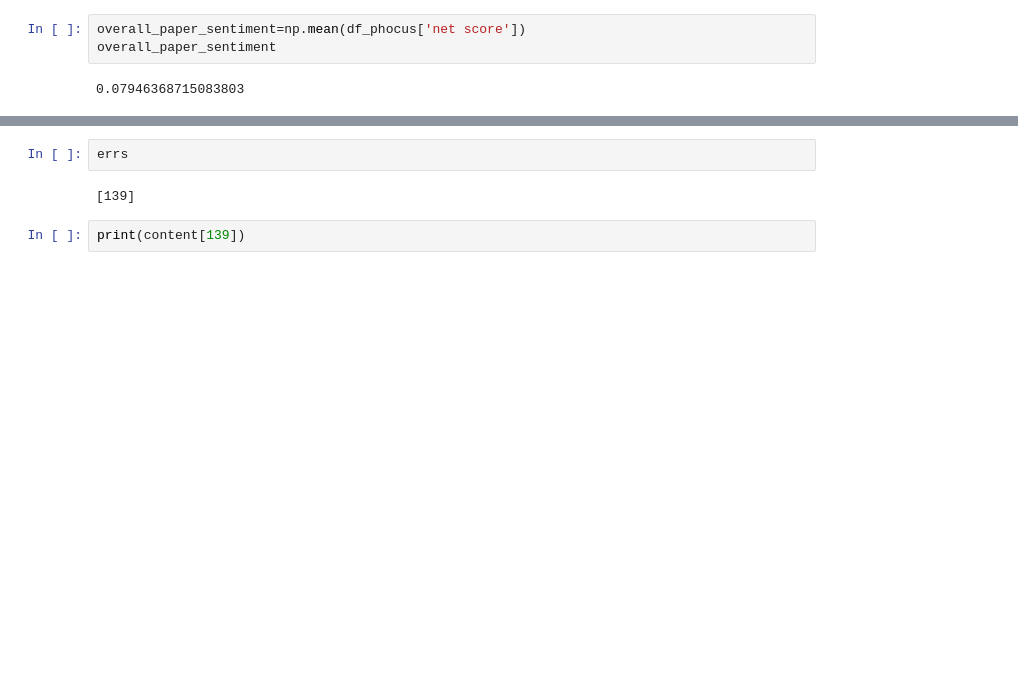
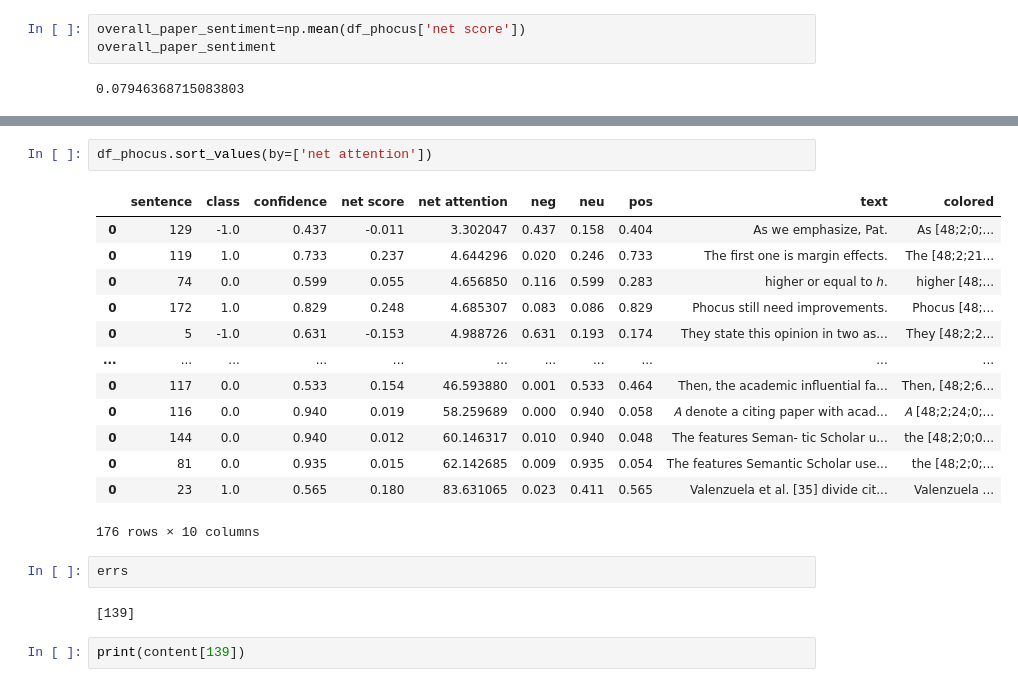
Before and after one commit to ENEE439d-TEXTML/TextML, a Jupyter notebook: input.ipynb, the cells around one changed output, grey strips where cells are left out. Cells and saved outputs as stored; diff of their text form; blank space fills up the shorter version.

```diff
--- a/input.ipynb
+++ b/input.ipynb
@@ -777,3 +769,19 @@ df_phocus.sort_values(by=['net score'])
+# %%
+df_phocus.sort_values(by=['net attention'])
+# %% [output]
+|  | sentence | class | confidence | net score | net attention | neg | neu | pos | text | colored |
+| 0 | 129 | -1.0 | 0.437 | -0.011 | 3.302047 | 0.437 | 0.158 | 0.404 | As we emphasize, Pat. | As [48;2;0;... |
+| 0 | 119 | 1.0 | 0.733 | 0.237 | 4.644296 | 0.020 | 0.246 | 0.733 | The first one is margin effects. | The [48;2;21... |
+| 0 | 74 | 0.0 | 0.599 | 0.055 | 4.656850 | 0.116 | 0.599 | 0.283 | higher or equal to ℎ. | higher [48;... |
+| 0 | 172 | 1.0 | 0.829 | 0.248 | 4.685307 | 0.083 | 0.086 | 0.829 | Phocus still need improvements. | Phocus [48;... |
+| 0 | 5 | -1.0 | 0.631 | -0.153 | 4.988726 | 0.631 | 0.193 | 0.174 | They state this opinion in two as... | They [48;2;2... |
+| ... | ... | ... | ... | ... | ... | ... | ... | ... | ... | ... |
+| 0 | 117 | 0.0 | 0.533 | 0.154 | 46.593880 | 0.001 | 0.533 | 0.464 | Then, the academic influential fa... | Then, [48;2;6... |
+| 0 | 116 | 0.0 | 0.940 | 0.019 | 58.259689 | 0.000 | 0.940 | 0.058 | 𝐴 denote a citing paper with acad... | 𝐴 [48;2;24;0;... |
+| 0 | 144 | 0.0 | 0.940 | 0.012 | 60.146317 | 0.010 | 0.940 | 0.048 | The features Seman- tic Scholar u... | the [48;2;0;0... |
+| 0 | 81 | 0.0 | 0.935 | 0.015 | 62.142685 | 0.009 | 0.935 | 0.054 | The features Semantic Scholar use... | the [48;2;0;... |
+| 0 | 23 | 1.0 | 0.565 | 0.180 | 83.631065 | 0.023 | 0.411 | 0.565 | Valenzuela et al. [35] divide cit... | Valenzuela ... |
+176 rows × 10 columns
 # %%
 errs
 # %% [output]
```
Also changed, not shown: parts of 7 cells of this notebook.
